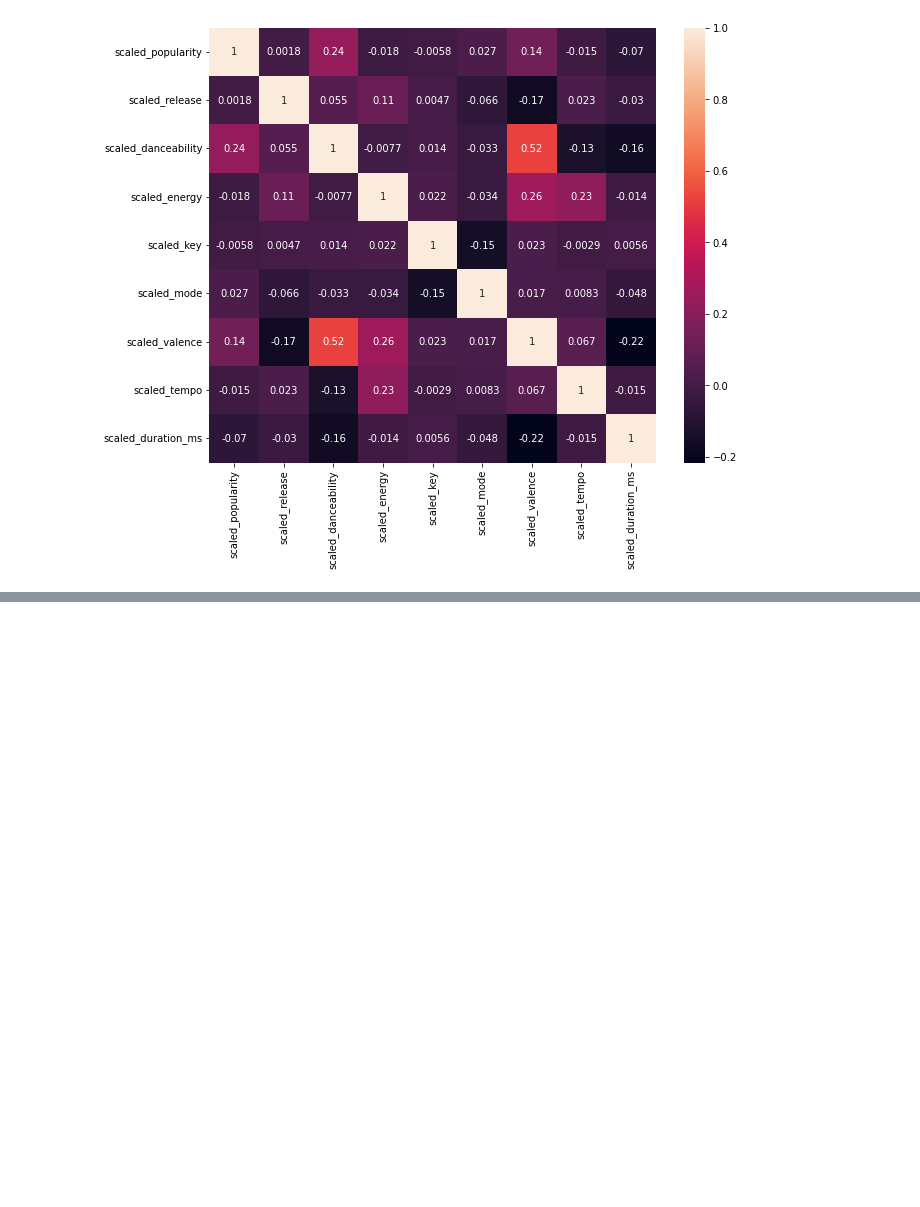
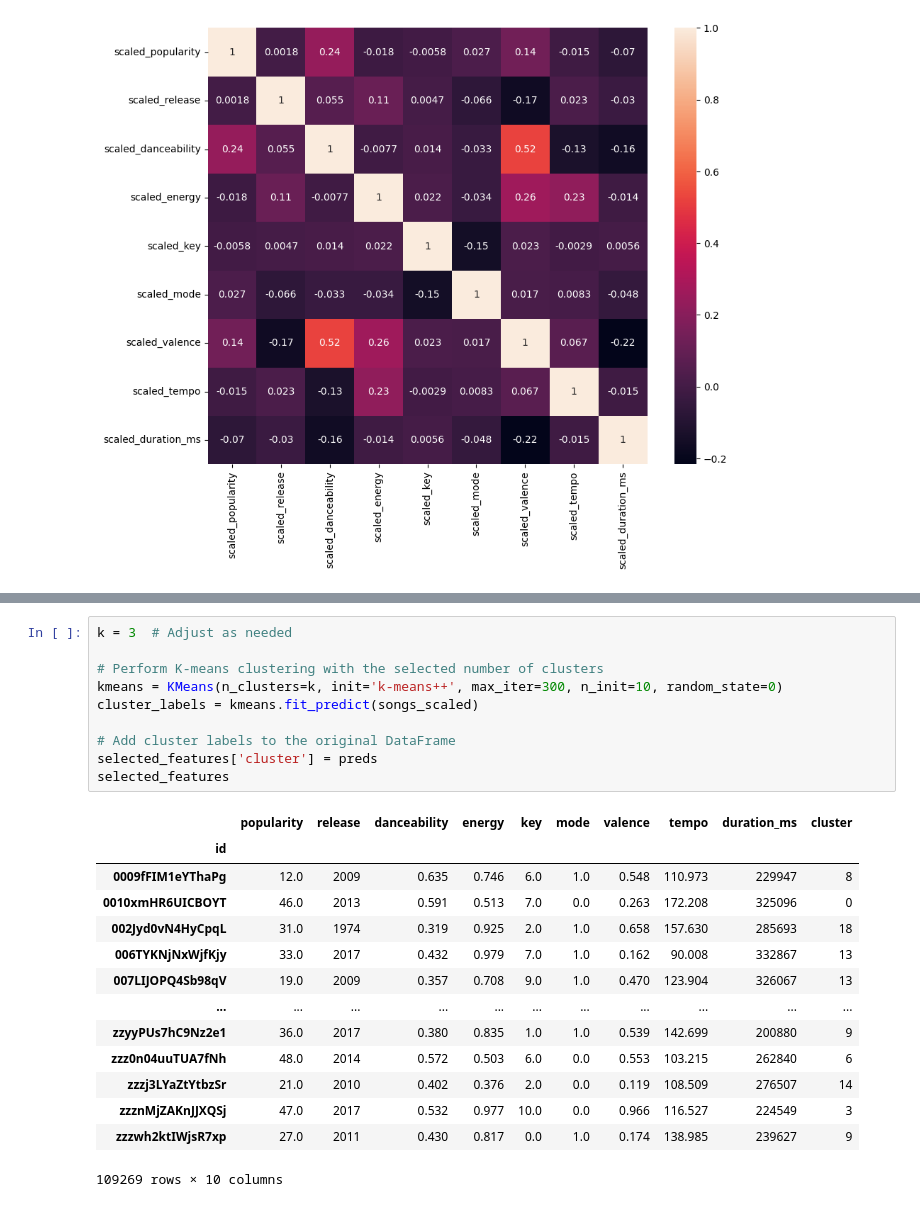
Before and after one commit to FIIT-MSc-projects/2023-Kolek-Musical_context-aware_recommendation_using_neural_networks, a Jupyter notebook: src/Clustering.ipynb, the cells around one changed output, grey strips where cells are left out. Drawn from its saved outputs; the diff is of its cells as text; blank space fills up the shorter version.

```diff
--- a/src/Clustering.ipynb
+++ b/src/Clustering.ipynb
@@ -141,0 +158,25 @@ plt.show()
+# %%
+k = 3  # Adjust as needed
+
+# Perform K-means clustering with the selected number of clusters
+kmeans = KMeans(n_clusters=k, init='k-means++', max_iter=300, n_init=10, random_state=0)
+cluster_labels = kmeans.fit_predict(songs_scaled)
+
+# Add cluster labels to the original DataFrame
+selected_features['cluster'] = preds
+selected_features
+# %% [output]
+|  | popularity | release | danceability | energy | key | mode | valence | tempo | duration_ms | cluster |
+| id |  |  |  |  |  |  |  |  |  |  |
+| 0009fFIM1eYThaPg | 12.0 | 2009 | 0.635 | 0.746 | 6.0 | 1.0 | 0.548 | 110.973 | 229947 | 8 |
+| 0010xmHR6UICBOYT | 46.0 | 2013 | 0.591 | 0.513 | 7.0 | 0.0 | 0.263 | 172.208 | 325096 | 0 |
+| 002Jyd0vN4HyCpqL | 31.0 | 1974 | 0.319 | 0.925 | 2.0 | 1.0 | 0.658 | 157.630 | 285693 | 18 |
+| 006TYKNjNxWjfKjy | 33.0 | 2017 | 0.432 | 0.979 | 7.0 | 1.0 | 0.162 | 90.008 | 332867 | 13 |
+| 007LIJOPQ4Sb98qV | 19.0 | 2009 | 0.357 | 0.708 | 9.0 | 1.0 | 0.470 | 123.904 | 326067 | 13 |
+| ... | ... | ... | ... | ... | ... | ... | ... | ... | ... | ... |
+| zzyyPUs7hC9Nz2e1 | 36.0 | 2017 | 0.380 | 0.835 | 1.0 | 1.0 | 0.539 | 142.699 | 200880 | 9 |
+| zzz0n04uuTUA7fNh | 48.0 | 2014 | 0.572 | 0.503 | 6.0 | 0.0 | 0.553 | 103.215 | 262840 | 6 |
+| zzzj3LYaZtYtbzSr | 21.0 | 2010 | 0.402 | 0.376 | 2.0 | 0.0 | 0.119 | 108.509 | 276507 | 14 |
+| zzznMjZAKnJJXQSj | 47.0 | 2017 | 0.532 | 0.977 | 10.0 | 0.0 | 0.966 | 116.527 | 224549 | 3 |
+| zzzwh2ktIWjsR7xp | 27.0 | 2011 | 0.430 | 0.817 | 0.0 | 1.0 | 0.174 | 138.985 | 239627 | 9 |
+109269 rows × 10 columns
```
Also changed, not shown: parts of 7 cells of this notebook, 3 other files.
